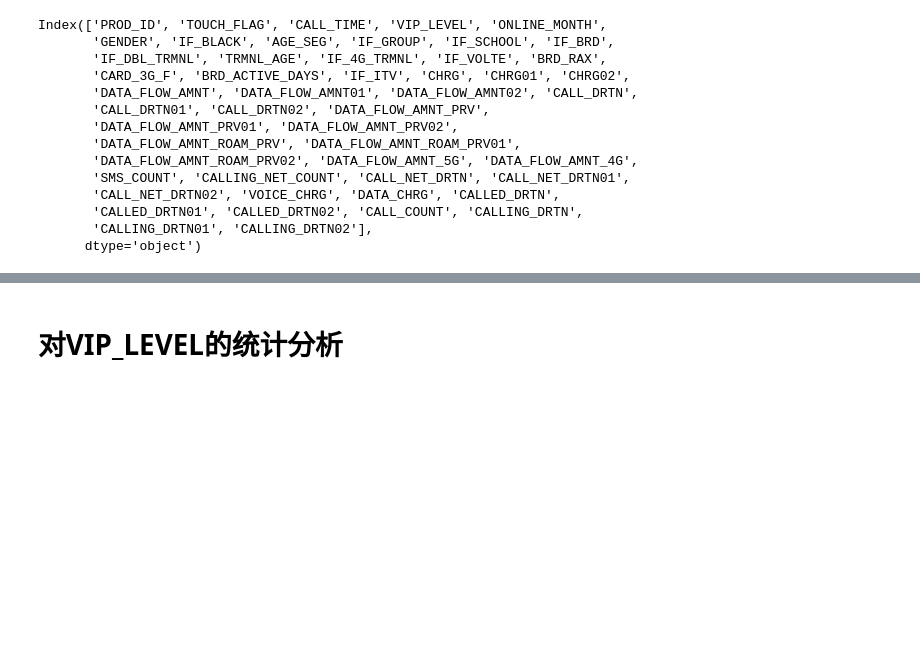
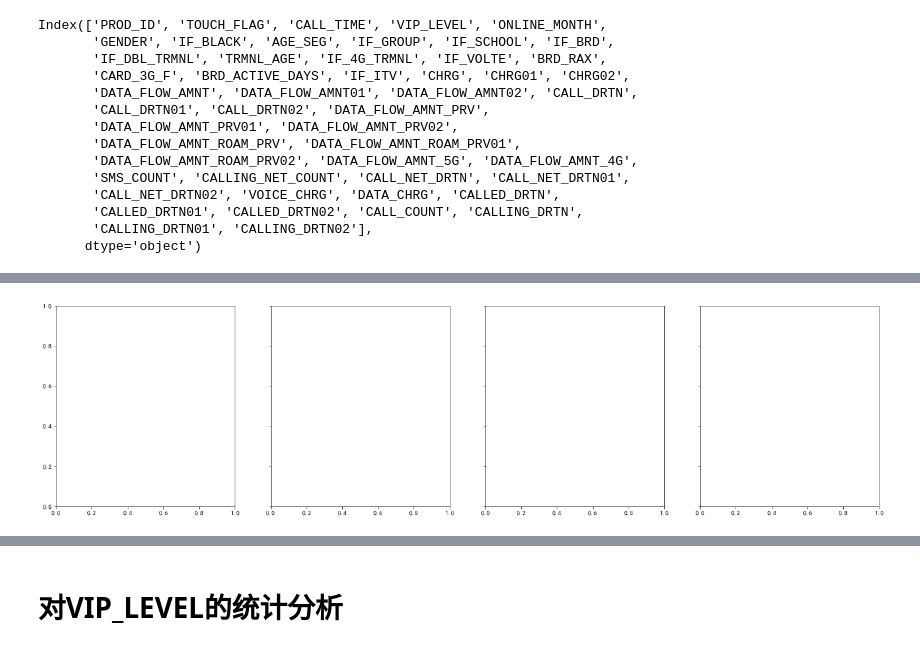
Before and after one commit to WzqProgrammer/MasterProject, a Jupyter notebook: JupyterPythonProejct/02.EasyCallProject/03..用户数据基础分析(5月19日).ipynb, the cells around one changed output, grey strips where cells are left out. Saved outputs shown, nothing was run; the diff lists cells and outputs as text; code cells hidden in the pictures; blank space fills up the shorter version.

```diff
--- a/JupyterPythonProejct/02.EasyCallProject/03..用户数据基础分析(5月19日).ipynb
+++ b/JupyterPythonProejct/02.EasyCallProject/03..用户数据基础分析(5月19日).ipynb
@@ -146,0 +173,4 @@ matplotlib.rcParams['font.sans-serif'] = ['KaiTi']
+# %%
+fig,axes = plt.subplots(1, 4, figsize=(24, 6),sharey=True)
+# %% [output]
+[figure, added]
```
Also changed, not shown: parts of 11 cells of this notebook, 1 other file.
